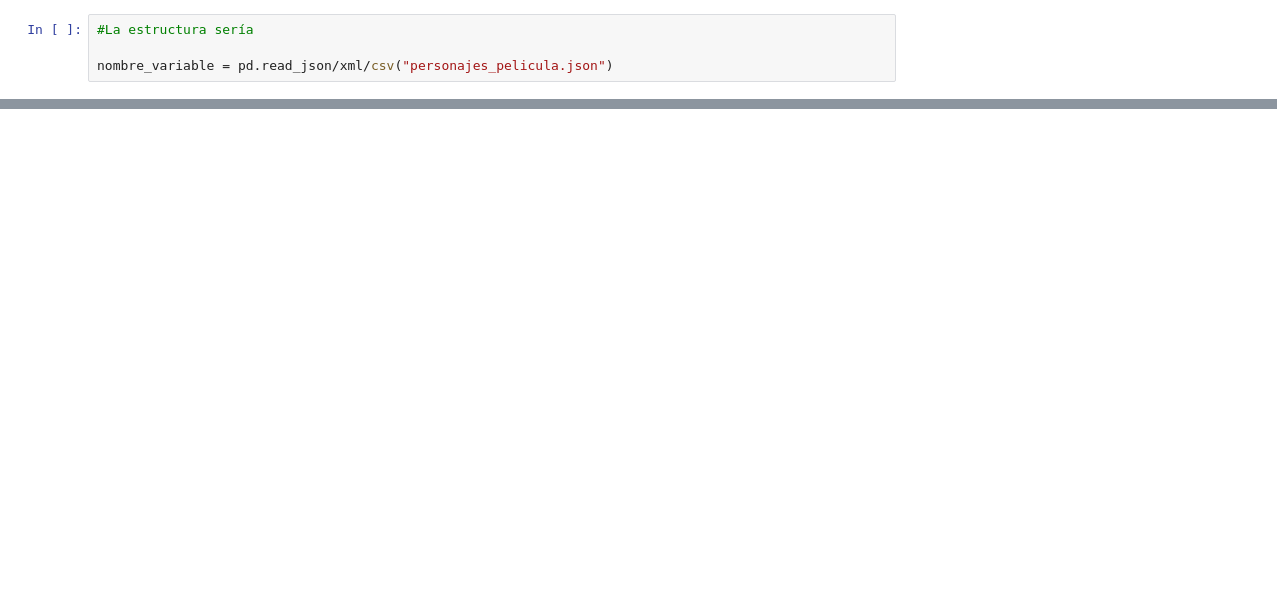
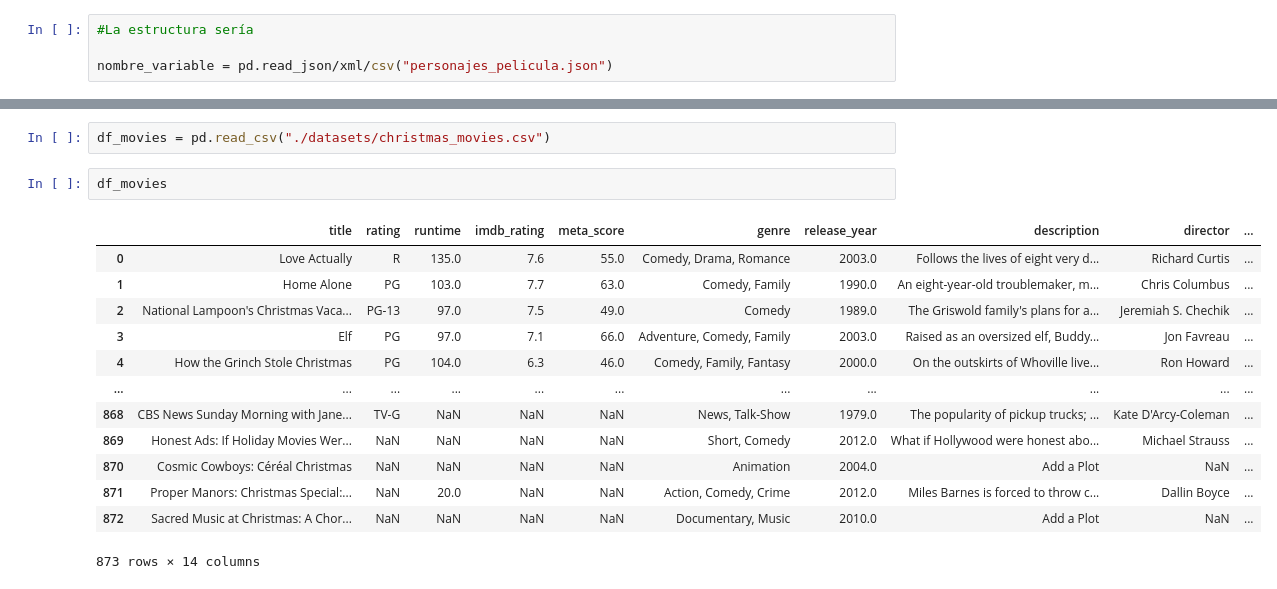
Before and after one commit to Adalab/da-promo-47-ejercicios-profes, a Jupyter notebook: modulo-2/leccion-1-3-lectura_ficheros.ipynb, the cells around one changed output, grey strips where cells are left out. Cells and saved outputs as stored; diff of their text form; blank space fills up the shorter version.

```diff
--- a/modulo-2/leccion-1-3-lectura_ficheros.ipynb
+++ b/modulo-2/leccion-1-3-lectura_ficheros.ipynb
@@ -60,0 +159,18 @@ nombre_variable = pd.read_json/xml/csv("personajes_pelicula.json")
+# %%
+df_movies = pd.read_csv("./datasets/christmas_movies.csv")
+# %%
+df_movies
+# %% [output]
+|  | title | rating | runtime | imdb_rating | meta_score | genre | release_year | description | director | ... |
+| 0 | Love Actually | R | 135.0 | 7.6 | 55.0 | Comedy, Drama, Romance | 2003.0 | Follows the lives of eight very d... | Richard Curtis | ... |
+| 1 | Home Alone | PG | 103.0 | 7.7 | 63.0 | Comedy, Family | 1990.0 | An eight-year-old troublemaker, m... | Chris Columbus | ... |
+| 2 | National Lampoon's Christmas Vaca... | PG-13 | 97.0 | 7.5 | 49.0 | Comedy | 1989.0 | The Griswold family's plans for a... | Jeremiah S. Chechik | ... |
+| 3 | Elf | PG | 97.0 | 7.1 | 66.0 | Adventure, Comedy, Family | 2003.0 | Raised as an oversized elf, Buddy... | Jon Favreau | ... |
+| 4 | How the Grinch Stole Christmas | PG | 104.0 | 6.3 | 46.0 | Comedy, Family, Fantasy | 2000.0 | On the outskirts of Whoville live... | Ron Howard | ... |
+| ... | ... | ... | ... | ... | ... | ... | ... | ... | ... | ... |
+| 868 | CBS News Sunday Morning with Jane... | TV-G | NaN | NaN | NaN | News, Talk-Show | 1979.0 | The popularity of pickup trucks; ... | Kate D'Arcy-Coleman | ... |
+| 869 | Honest Ads: If Holiday Movies Wer... | NaN | NaN | NaN | NaN | Short, Comedy | 2012.0 | What if Hollywood were honest abo... | Michael Strauss | ... |
+| 870 | Cosmic Cowboys: Céréal Christmas | NaN | NaN | NaN | NaN | Animation | 2004.0 | Add a Plot | NaN | ... |
+| 871 | Proper Manors: Christmas Special:... | NaN | 20.0 | NaN | NaN | Action, Comedy, Crime | 2012.0 | Miles Barnes is forced to throw c... | Dallin Boyce | ... |
+| 872 | Sacred Music at Christmas: A Chor... | NaN | NaN | NaN | NaN | Documentary, Music | 2010.0 | Add a Plot | NaN | ... |
+873 rows × 14 columns
```
Also changed, not shown: parts of 20 cells of this notebook, 5 other files.
